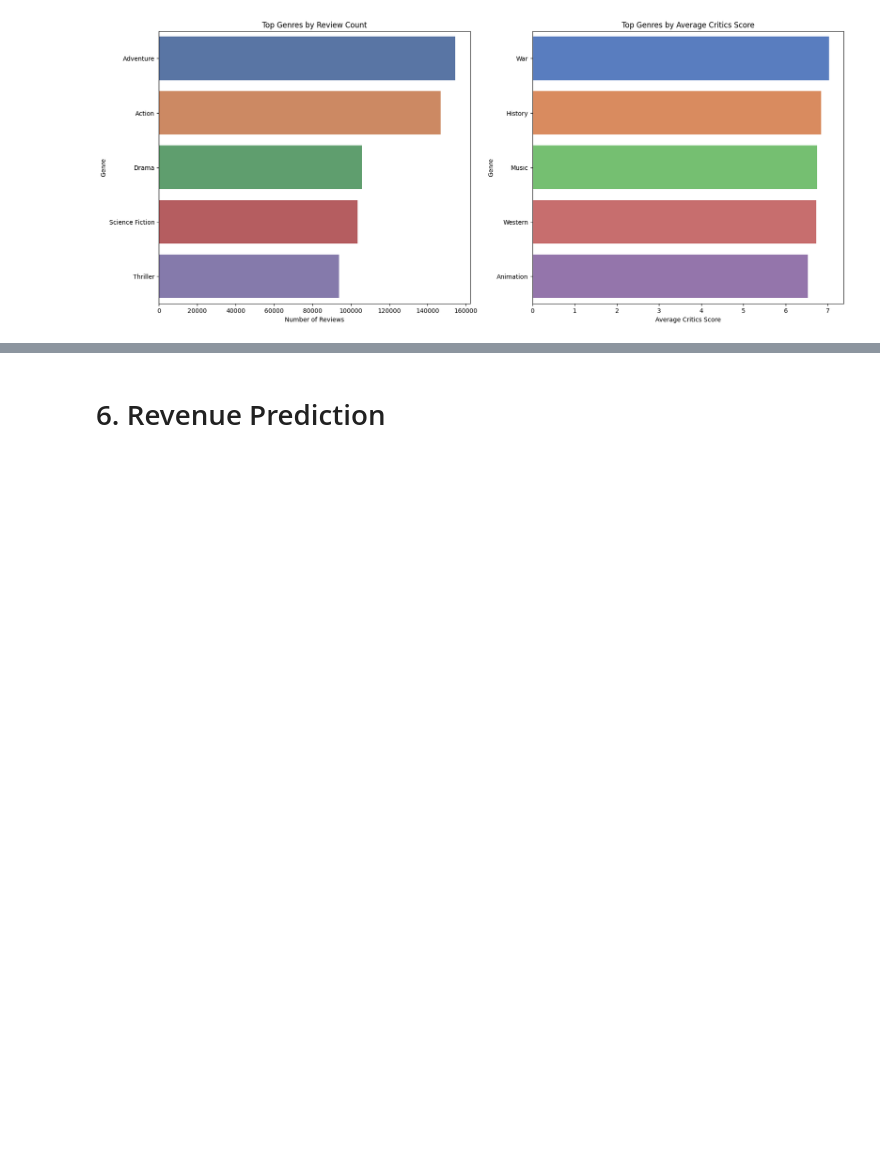
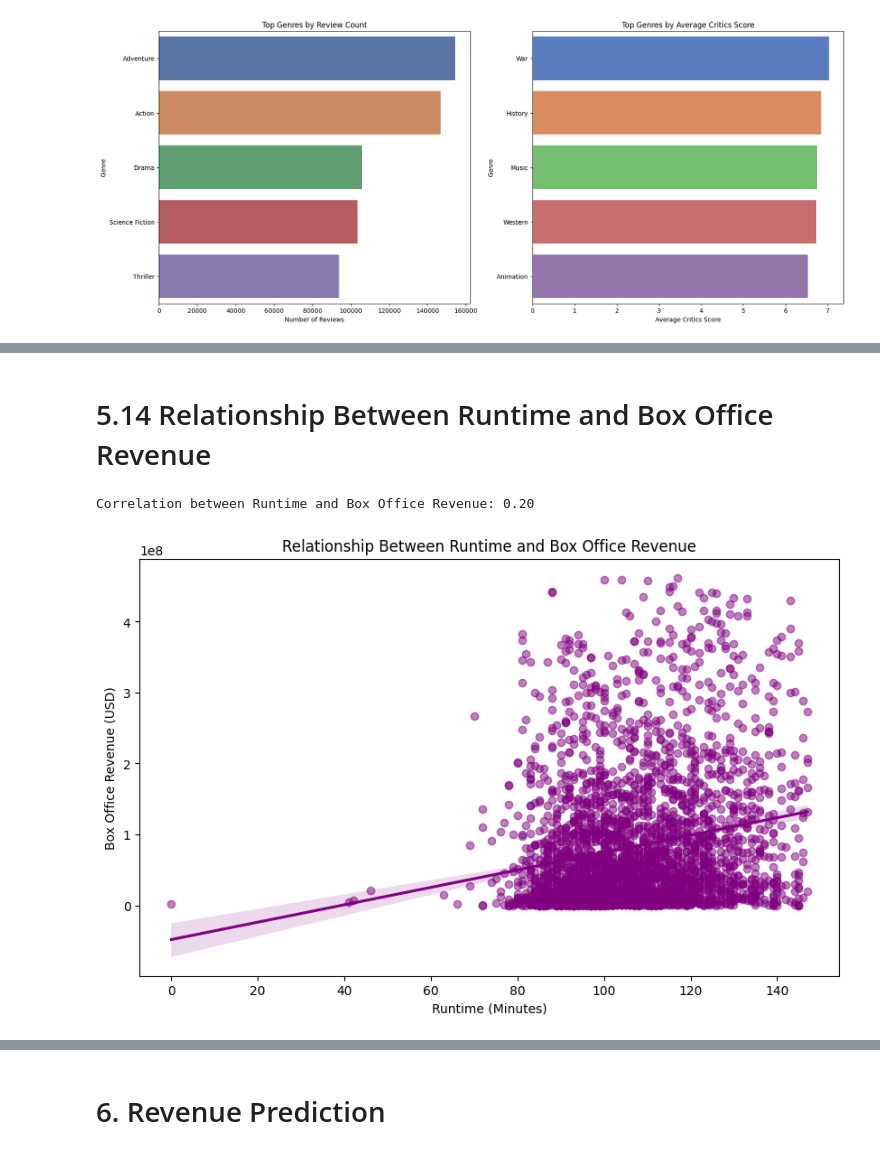
Before and after one commit to lAmiR1HosseiNl/Data_Science_Final_Project, a Jupyter notebook: AliShokoohi_400521477_AmirHosseinRaeghi_400522373/project.ipynb, the cells around one changed output, grey strips where cells are left out. Saved outputs shown, nothing was run; the diff lists cells and outputs as text; code cells hidden in the pictures; blank space fills up the shorter version.

```diff
--- a/AliShokoohi_400521477_AmirHosseinRaeghi_400522373/project.ipynb
+++ b/AliShokoohi_400521477_AmirHosseinRaeghi_400522373/project.ipynb
@@ -581,0 +667,26 @@ Passing `palette` without assigning `hue` is deprecated and will be removed in v
+# %% [markdown]
+# 5.14 Relationship Between Runtime and Box Office Revenue
+# %%
+# 5.14 Relationship Between Runtime and Box Office Revenue
+
+# Selecting relevant columns
+runtime_boxoffice = df[['rt_runtime', 'rt_box_office']].copy()
+
+# Removing outliers
+runtime_boxoffice = runtime_boxoffice[(runtime_boxoffice['rt_runtime'] < runtime_boxoffice['rt_runtime'].quantile(0.95)) &
+                                      (runtime_boxoffice['rt_box_office'] < runtime_boxoffice['rt_box_office'].quantile(0.95))]
+
+# Calculating correlation
+correlation = runtime_boxoffice.corr().iloc[0,1]
+print(f"Correlation between Runtime and Box Office Revenue: {correlation:.2f}")
+
+# Scatter plot with regression line
+plt.figure(figsize=(10,6))
+sns.regplot(x='rt_runtime', y='rt_box_office', data=runtime_boxoffice, scatter_kws={'alpha':0.5}, color='purple')
+plt.xlabel('Runtime (Minutes)')
+plt.ylabel('Box Office Revenue (USD)')
+plt.title('Relationship Between Runtime and Box Office Revenue')
+plt.show()
+# %% [output]
+Correlation between Runtime and Box Office Revenue: 0.20
+[figure, added]
```
Also changed, not shown: parts of 18 cells of this notebook.
